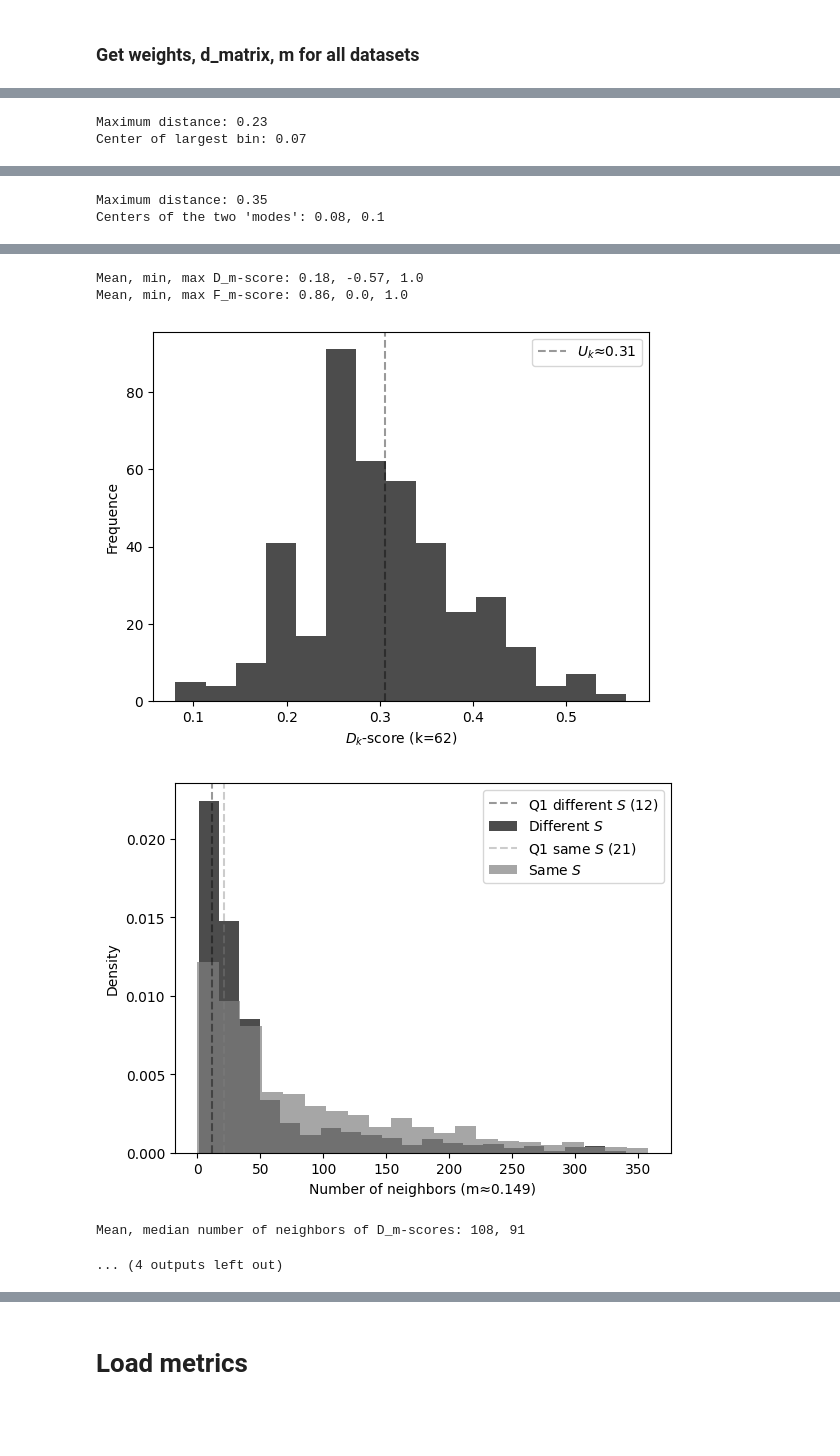
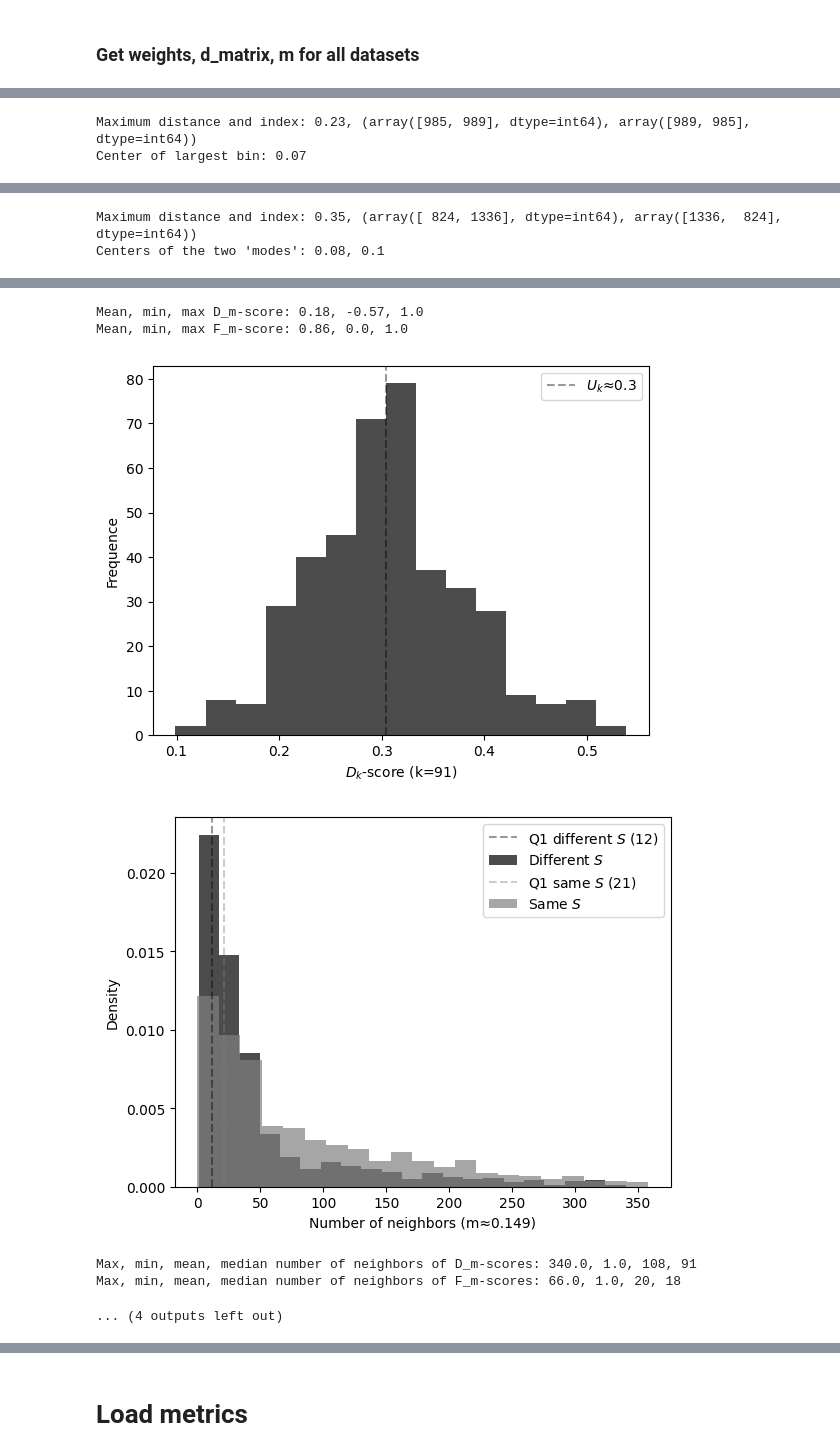
Before and after one commit to TibeIritie/fairness-aware-classification, a Jupyter notebook: fair_classification.ipynb, the cells around one changed output, grey strips where cells are left out. Cells and saved outputs as stored; diff of their text form; code cells hidden in the pictures; blank space fills up the shorter version.

```diff
--- a/fair_classification.ipynb
+++ b/fair_classification.ipynb
@@ -1636,8 +1719,8 @@ def weighted_podani_distance(x, y, w, bin_idx, nom_idx, int_idx, ord_idx, cols_r
     """
         Calculate distance between x and y with weighted Podani distance function
 
-        :param x: x
-        :param y: y
+        :param x: observation x
+        :param y: observation y
         :param w: array with weights
         :param bin_idx: array with column indices of binary attributes in x & y
         :param nom_idx: array with column indices of nominal attributes in x & y
@@ -1650,11 +1733,11 @@ def weighted_podani_distance(x, y, w, bin_idx, nom_idx, int_idx, ord_idx, cols_r
     wd = []
     for col in range(0, len(x)):
         if col in bin_idx or (col in nom_idx and x[col] == y[col]):
-            wd.append(w[col] * ((x[col] - y[col]) ** 2))
+            wd.append((w[col] * ((x[col] - y[col]) ** 2))[0])
         if col in nom_idx and x[col] != y[col]:
-            wd.append(w[col])
+            wd.append((w[col])[0])
         if (col in int_idx) or (col in ord_idx):
-            wd.append(w[col] * (((x[col] - y[col]) / cols_range[col]) ** 2))
+            wd.append((w[col] * (((x[col] - y[col]) / cols_range[col]) ** 2))[0])
     sum_wd = sum(wd)
     return sqrt(sum_wd)
 # %%
@@ -2089,10 +2197,10 @@ Mean, median number of neighbors of D_m-scores: 32, 18
 # d_matrix_ar = np.empty(0)
 # m_ar = np.nan
 # %%
-# w_ar = get_w(df_ar, bin_cols_ar, nom_cols_ar, int_cols_ar, ord_cols_ar, 'ar', save=1)
+# w_ar = get_w(df_ar, bin_cols_ar, nom_cols_ar, int_cols_ar, ord_cols_ar, 'ar', save=1)[0]
 w_ar = pd.read_excel(f'{w_path}w_ar_2887_0.09.xlsx', usecols=['w']).to_numpy()
 # df_ar = df_ar_original.sample(frac=0.4, random_state=state).reset_index(drop=True)
-d_matrix_ar = get_d_matrix(df_ar, w_ar[0], bin_cols_ar, nom_cols_ar, int_cols_ar, ord_cols_ar)
+d_matrix_ar = get_d_matrix(df_ar, w_ar, bin_cols_ar, nom_cols_ar, int_cols_ar, ord_cols_ar)
 m_ar = get_m(df_ar.to_numpy(), d_matrix_ar, 'ar')
-_, _, _, _ = get_unfair_instances(df_ar.to_numpy(), d_matrix_ar, m_ar, 'ar', k=62, plot=1, save=1)
+_, _, _, _ = get_unfair_instances(df_ar.to_numpy(), d_matrix_ar, m_ar, 'ar', k=91, plot=1, save=1)
 # %% [output]
@@ -2103,14 +2212,15 @@ Maximum distance: 0.33
 Center of largest bin: 0.08
 [figure]
-Maximum distance: 0.23
+Maximum distance and index: 0.23, (array([985, 989], dtype=int64), array([989, 985], dtype=int64))
 Center of largest bin: 0.07
 [figure]
-Maximum distance: 0.35
+Maximum distance and index: 0.35, (array([ 824, 1336], dtype=int64), array([1336,  824], dtype=int64))
 Centers of the two 'modes': 0.08, 0.1
 [figure]
 Mean, min, max D_m-score: 0.18, -0.57, 1.0
 Mean, min, max F_m-score: 0.86, 0.0, 1.0
-[figure, old version]
+[figure, new version]
 [figure]
-Mean, median number of neighbors of D_m-scores: 108, 91
+Max, min, mean, median number of neighbors of D_m-scores: 340.0, 1.0, 108, 91
+Max, min, mean, median number of neighbors of F_m-scores: 66.0, 1.0, 20, 18
 ... (4 outputs left out)
```
Also changed, not shown: parts of 21 cells of this notebook.
